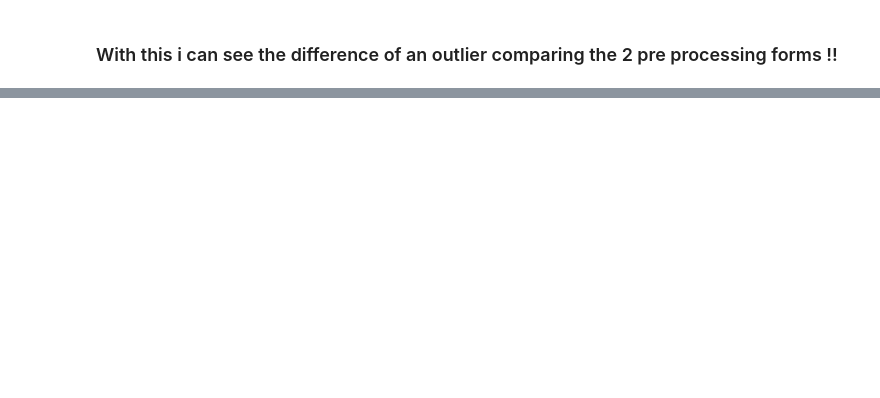
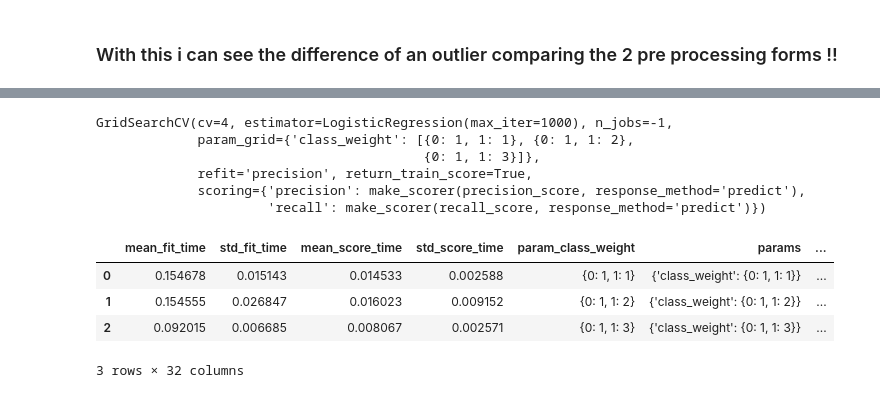
Before and after one commit to victorhrls/scikit-learn-intro, a Jupyter notebook: scikit_init.ipynb, the cells around one changed output, grey strips where cells are left out. Saved outputs shown, nothing was run; the diff lists cells and outputs as text; code cells hidden in the pictures; blank space fills up the shorter version.

```diff
--- a/scikit_init.ipynb
+++ b/scikit_init.ipynb
@@ -334,0 +529,27 @@ plot_trans(scaler= QuantileTransformer(n_quantiles=100))
+# %%
+grid = GridSearchCV(
+    estimator = LogisticRegression(max_iter=1000),
+    param_grid={'class_weight': [{0:1,1:v}for v in range(1,4)]},
+    scoring = {'precision': make_scorer(precision_score) , 'recall' :make_scorer(recall_score)}, # keep track of both
+    refit='precision',                                                                           # optimize precision
+    return_train_score=True,
+    cv = 4,
+    n_jobs = -1
+)
+
+grid.fit(X,y)
+# %% [output]
+GridSearchCV(cv=4, estimator=LogisticRegression(max_iter=1000), n_jobs=-1,
+             param_grid={'class_weight': [{0: 1, 1: 1}, {0: 1, 1: 2},
+                                          {0: 1, 1: 3}]},
+             refit='precision', return_train_score=True,
+             scoring={'precision': make_scorer(precision_score, response_method='predict'),
+                      'recall': make_scorer(recall_score, response_method='predict')})
+# %%
+pd.DataFrame(grid.cv_results_)
+# %% [output]
+|  | mean_fit_time | std_fit_time | mean_score_time | std_score_time | param_class_weight | params | ... |
+| 0 | 0.154678 | 0.015143 | 0.014533 | 0.002588 | {0: 1, 1: 1} | {'class_weight': {0: 1, 1: 1}} | ... |
+| 1 | 0.154555 | 0.026847 | 0.016023 | 0.009152 | {0: 1, 1: 2} | {'class_weight': {0: 1, 1: 2}} | ... |
+| 2 | 0.092015 | 0.006685 | 0.008067 | 0.002571 | {0: 1, 1: 3} | {'class_weight': {0: 1, 1: 3}} | ... |
+3 rows × 32 columns
```
Also changed, not shown: parts of 32 cells of this notebook.
